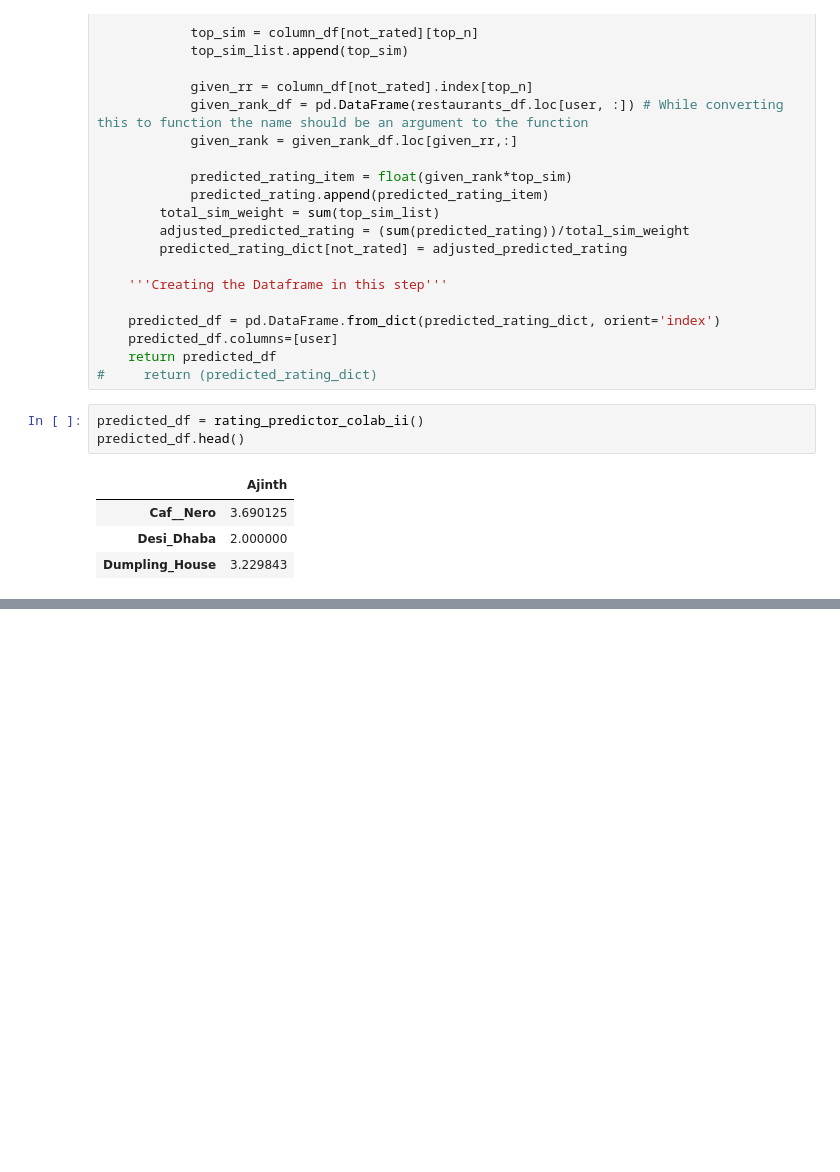
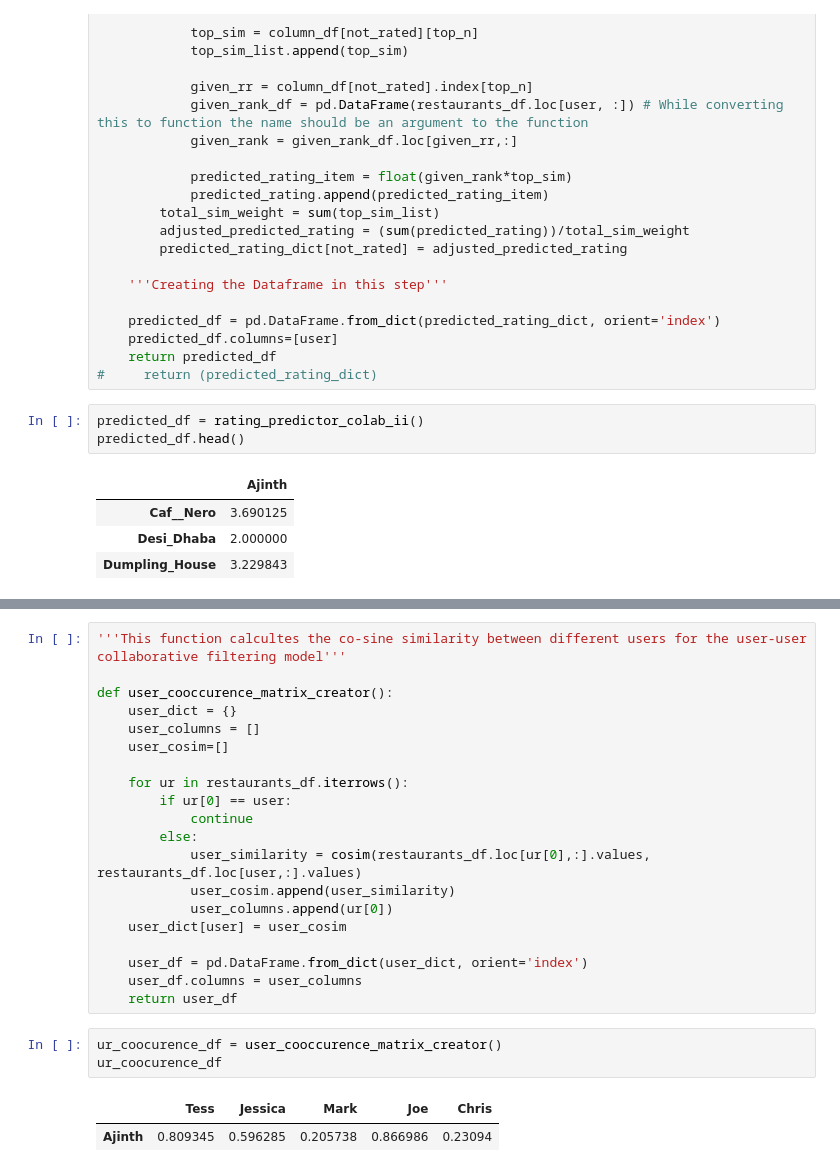
Before and after one commit to Ajinth/Recommender-System, a Jupyter notebook: Research/Recommender_Test_Code.ipynb, the cells around one changed output, grey strips where cells are left out. Drawn from its saved outputs; the diff is of its cells as text; blank space fills up the shorter version.

```diff
--- a/Research/Recommender_Test_Code.ipynb
+++ b/Research/Recommender_Test_Code.ipynb
@@ -291,0 +336,26 @@ predicted_df.head()
+# %%
+'''This function calcultes the co-sine similarity between different users for the user-user collaborative filtering model'''
+
+def user_cooccurence_matrix_creator():
+    user_dict = {}
+    user_columns = []
+    user_cosim=[]
+
+    for ur in restaurants_df.iterrows():
+        if ur[0] == user:
+            continue
+        else:
+            user_similarity = cosim(restaurants_df.loc[ur[0],:].values, restaurants_df.loc[user,:].values)
+            user_cosim.append(user_similarity)
+            user_columns.append(ur[0])
+    user_dict[user] = user_cosim
+
+    user_df = pd.DataFrame.from_dict(user_dict, orient='index')
+    user_df.columns = user_columns
+    return user_df
+# %%
+ur_coocurence_df = user_cooccurence_matrix_creator()
+ur_coocurence_df
+# %% [output]
+|  | Tess | Jessica | Mark | Joe | Chris |
+| Ajinth | 0.809345 | 0.596285 | 0.205738 | 0.866986 | 0.23094 |
```
Also changed, not shown: parts of 18 cells of this notebook.
